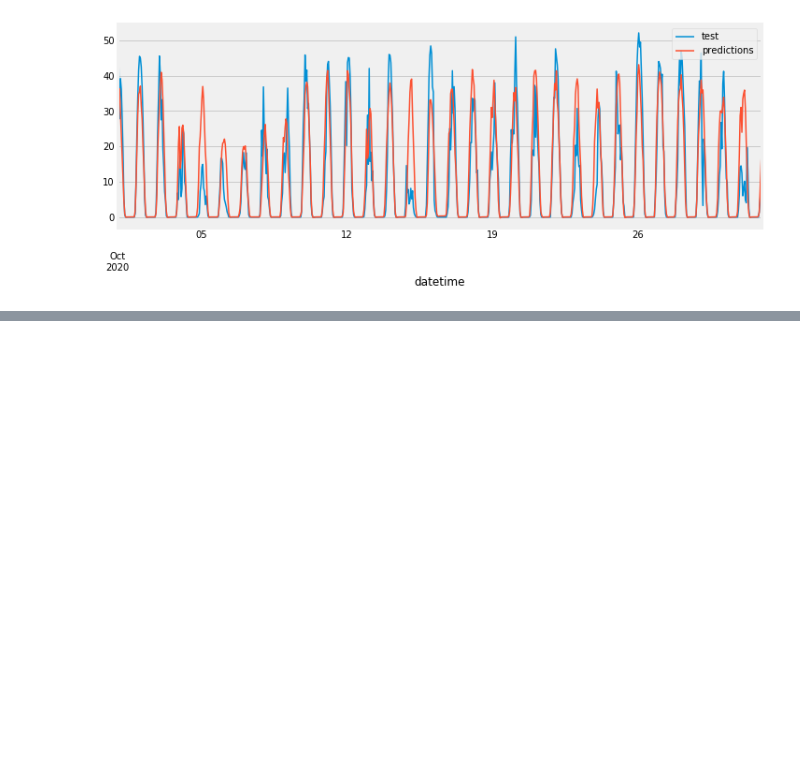
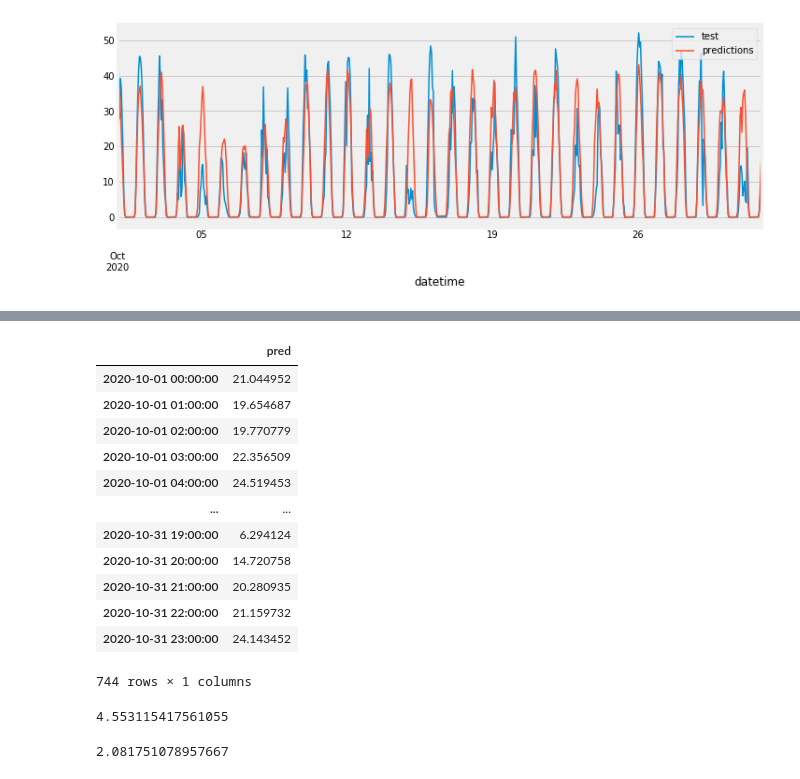
Before and after one commit to sohan6ers/Battery-Lecture-Scheduling, a Jupyter notebook: LightGBM/LightGBM Forecasting Solar0.ipynb, the cells around one changed output, grey strips where cells are left out. Saved outputs shown, nothing was run; the diff lists cells and outputs as text; code cells hidden in the pictures; blank space fills up the shorter version.

```diff
--- a/LightGBM/LightGBM Forecasting Solar0.ipynb
+++ b/LightGBM/LightGBM Forecasting Solar0.ipynb
@@ -406,3 +897,7 @@ weather
+# %%
+#Using Prophet into LightGBM
+# ==============================================================================
+prophet=pd.read_csv('s0_actual_additive.csv')
 # %%
 #Converting to Datetime objects
 # ==============================================================================
@@ -424,0 +1157,18 @@ exog_variables=[solar_radiation]
+# %%
+# Predictions
+# ==============================================================================
+prophet_predictions
+# %% [output]
+|  | pred |
+| 2020-10-01 00:00:00 | 21.044952 |
+| 2020-10-01 01:00:00 | 19.654687 |
+| 2020-10-01 02:00:00 | 19.770779 |
+| 2020-10-01 03:00:00 | 22.356509 |
+| 2020-10-01 04:00:00 | 24.519453 |
+| ... | ... |
+| 2020-10-31 19:00:00 | 6.294124 |
+| 2020-10-31 20:00:00 | 14.720758 |
+| 2020-10-31 21:00:00 | 20.280935 |
+| 2020-10-31 22:00:00 | 21.159732 |
+| 2020-10-31 23:00:00 | 24.143452 |
+744 rows × 1 columns
@@ -424,0 +1182,8 @@ exog_variables=[solar_radiation]
+# %%
+LightGBM_Prophet_MASE
+# %% [output]
+4.553115417561055
+# %%
+LGBM_Mase
+# %% [output]
+2.081751078957667
```
Also changed, not shown: parts of 28 cells of this notebook.
